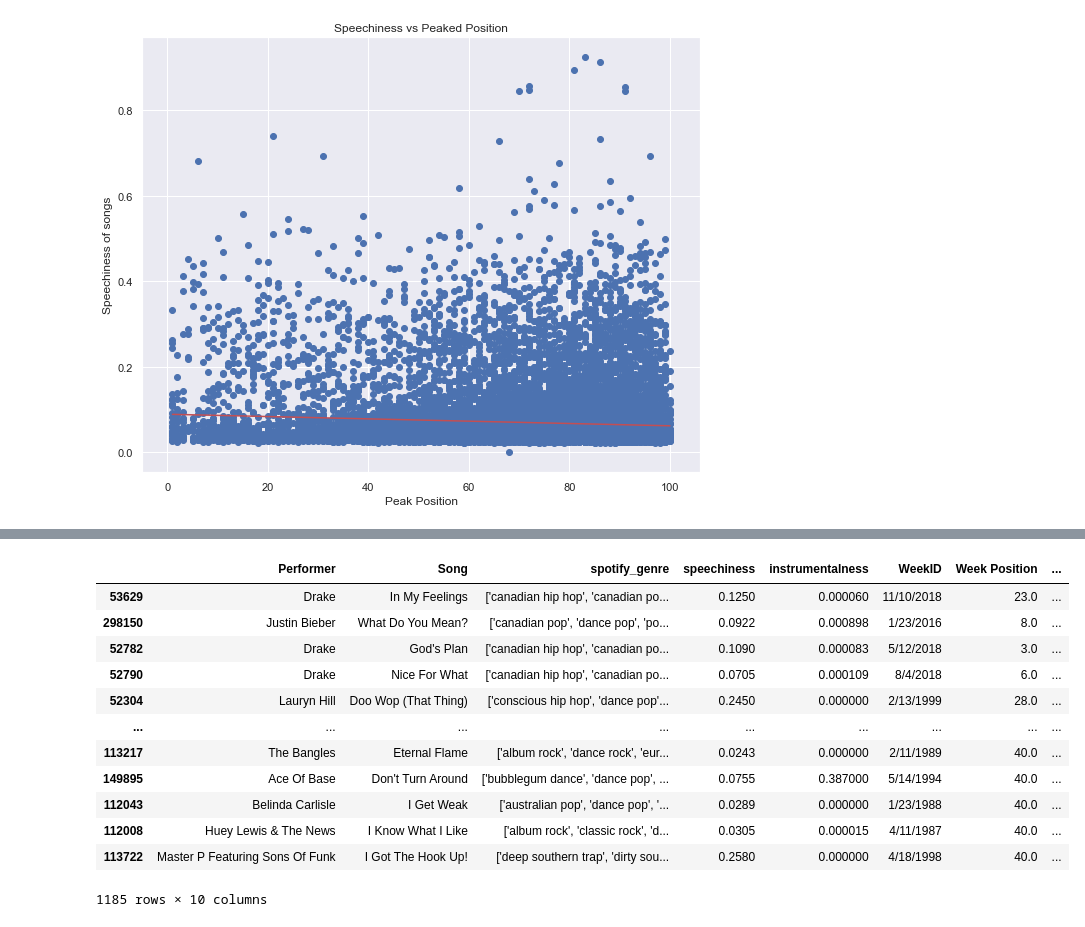
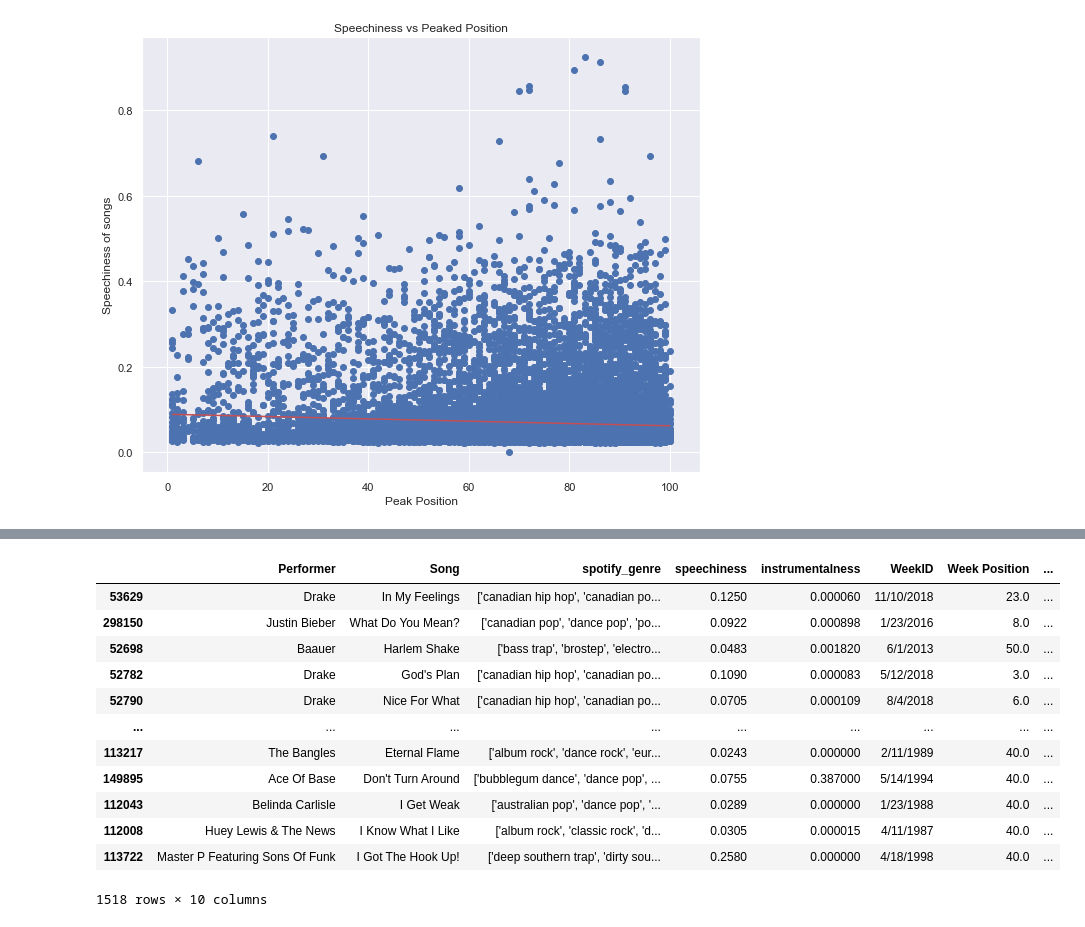
Before and after one commit to LRiceBall/Project-Group-5, a Jupyter notebook: start.ipynb, the cells around one changed output, grey strips where cells are left out. Cells and saved outputs as stored; diff of their text form; code cells hidden in the pictures.

```diff
--- a/start.ipynb
+++ b/start.ipynb
@@ -176,21 +211,21 @@ The regression line is: y = -0.0x + 0.09
 # %%
 # we only want data from the songs that are/were in the top 40
-top_fourty = songs_peak.loc[songs_peak['Week Position'] <= 40, :]
+top_fourty = songs_peak.loc[songs_peak['Peak Position'] <= 40, :]
 top_fourty
 # %% [output]
 |  | Performer | Song | spotify_genre | speechiness | instrumentalness | WeekID | Week Position | ... |
 | 53629 | Drake | In My Feelings | ['canadian hip hop', 'canadian po... | 0.1250 | 0.000060 | 11/10/2018 | 23.0 | ... |
 | 298150 | Justin Bieber | What Do You Mean? | ['canadian pop', 'dance pop', 'po... | 0.0922 | 0.000898 | 1/23/2016 | 8.0 | ... |
+| 52698 | Baauer | Harlem Shake | ['bass trap', 'brostep', 'electro... | 0.0483 | 0.001820 | 6/1/2013 | 50.0 | ... |
 | 52782 | Drake | God's Plan | ['canadian hip hop', 'canadian po... | 0.1090 | 0.000083 | 5/12/2018 | 3.0 | ... |
 | 52790 | Drake | Nice For What | ['canadian hip hop', 'canadian po... | 0.0705 | 0.000109 | 8/4/2018 | 6.0 | ... |
-| 52304 | Lauryn Hill | Doo Wop (That Thing) | ['conscious hip hop', 'dance pop'... | 0.2450 | 0.000000 | 2/13/1999 | 28.0 | ... |
 | ... | ... | ... | ... | ... | ... | ... | ... | ... |
 | 113217 | The Bangles | Eternal Flame | ['album rock', 'dance rock', 'eur... | 0.0243 | 0.000000 | 2/11/1989 | 40.0 | ... |
 | 149895 | Ace Of Base | Don't Turn Around | ['bubblegum dance', 'dance pop', ... | 0.0755 | 0.387000 | 5/14/1994 | 40.0 | ... |
 | 112043 | Belinda Carlisle | I Get Weak | ['australian pop', 'dance pop', '... | 0.0289 | 0.000000 | 1/23/1988 | 40.0 | ... |
 | 112008 | Huey Lewis & The News | I Know What I Like | ['album rock', 'classic rock', 'd... | 0.0305 | 0.000015 | 4/11/1987 | 40.0 | ... |
 | 113722 | Master P Featuring Sons Of Funk | I Got The Hook Up! | ['deep southern trap', 'dirty sou... | 0.2580 | 0.000000 | 4/18/1998 | 40.0 | ... |
-1185 rows × 10 columns
+1518 rows × 10 columns
 # %%
 # Create bar graphs to show the three categories of speechiness
 no_speech = top_fourty.loc[top_fourty["speechiness"] < .33]
```
Also changed, not shown: parts of 16 cells of this notebook, 13 other files.
